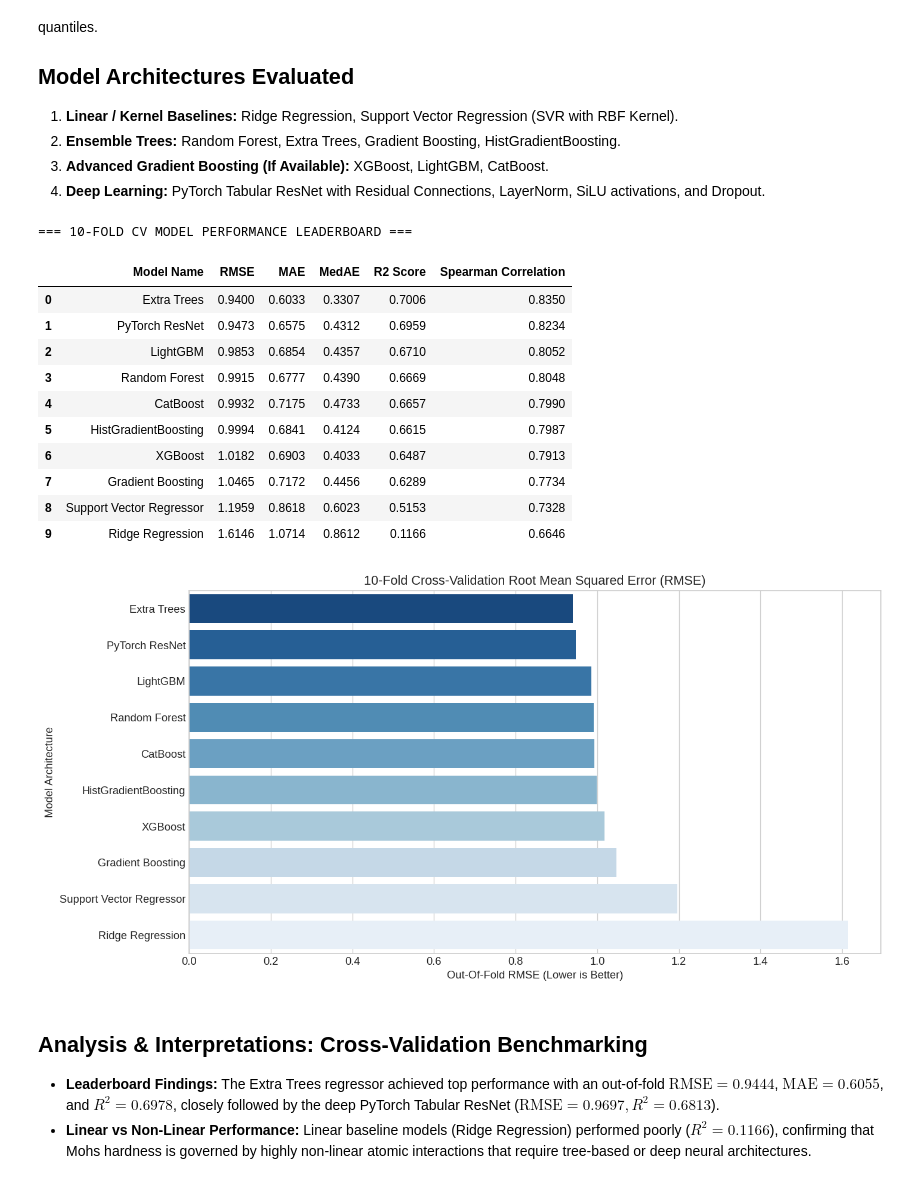
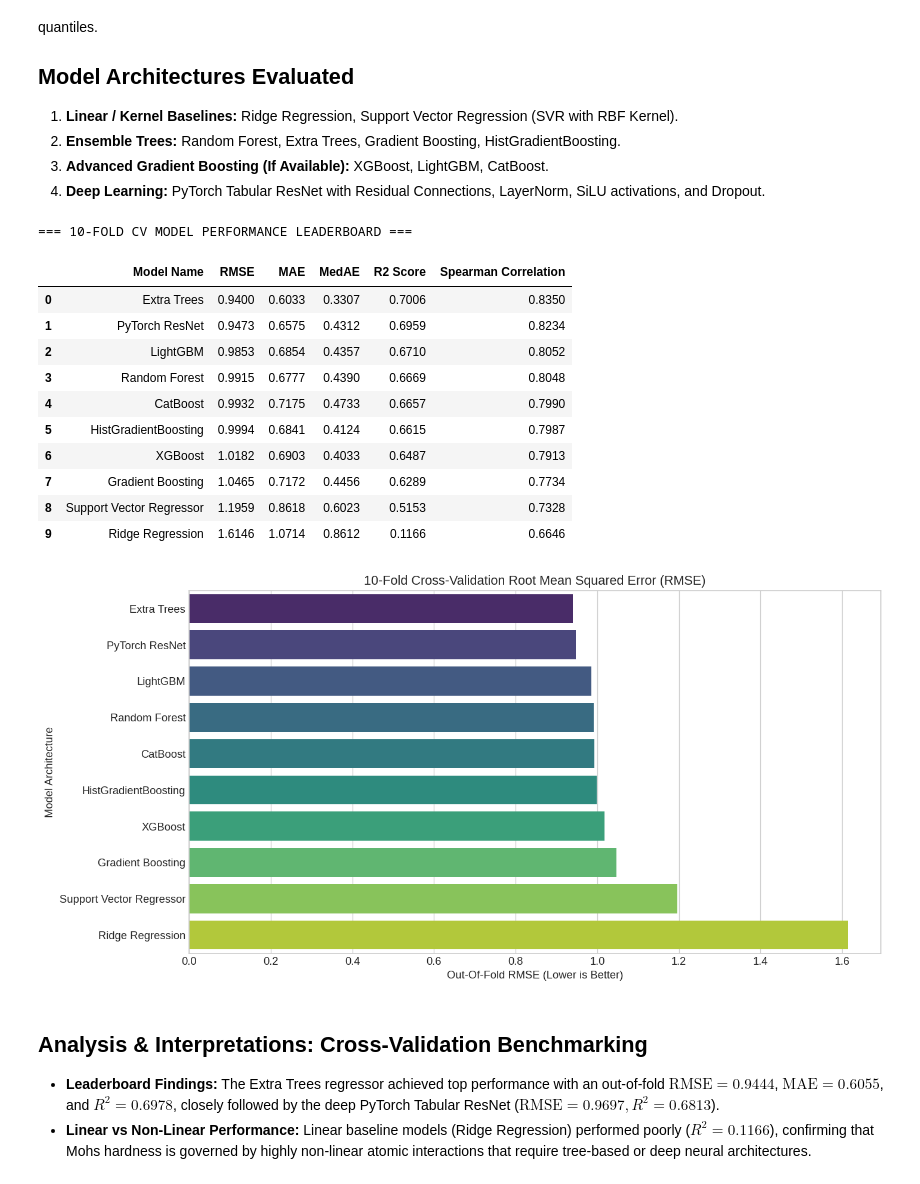
Before and after one commit to Avik-Das-567/Kaggle-Notebooks-Avik, a Jupyter notebook: mohs-hardness-prediction-mineral-ceramic-crystal.ipynb, the cells around one changed output. Drawn from its saved outputs; the diff is of its cells as text; code cells hidden in the pictures.

```diff
--- a/mohs-hardness-prediction-mineral-ceramic-crystal.ipynb
+++ b/mohs-hardness-prediction-mineral-ceramic-crystal.ipynb
@@ -679,35 +679,35 @@ for name, preds in oof_preds.items():
         'MAE': round(mae, 4),
         'MedAE': round(medae, 4),
         'R2 Score': round(r2, 4),
         'Spearman Correlation': round(s_r, 4)
     })
 
 df_results = pd.DataFrame(results_list).sort_values(by='RMSE', ascending=True).reset_index(drop=True)
 print("=== 10-FOLD CV MODEL PERFORMANCE LEADERBOARD ===")
 display(df_results)
 
 # PLOT 6: MODEL RMSE COMPARISON
 plt.figure(figsize=(12, 6))
-sns.barplot(data=df_results, x='RMSE', y='Model Name', palette='Blues_r')
+sns.barplot(data=df_results, x='RMSE', y='Model Name', palette='viridis')
 plt.title('10-Fold Cross-Validation Root Mean Squared Error (RMSE)')
 plt.xlabel('Out-Of-Fold RMSE (Lower is Better)')
 plt.ylabel('Model Architecture')
 plt.tight_layout()
 plt.show()
 # %% [output]
 === 10-FOLD CV MODEL PERFORMANCE LEADERBOARD ===
 |  | Model Name | RMSE | MAE | MedAE | R2 Score | Spearman Correlation |
 | 0 | Extra Trees | 0.9400 | 0.6033 | 0.3307 | 0.7006 | 0.8350 |
 | 1 | PyTorch ResNet | 0.9473 | 0.6575 | 0.4312 | 0.6959 | 0.8234 |
 | 2 | LightGBM | 0.9853 | 0.6854 | 0.4357 | 0.6710 | 0.8052 |
 | 3 | Random Forest | 0.9915 | 0.6777 | 0.4390 | 0.6669 | 0.8048 |
 | 4 | CatBoost | 0.9932 | 0.7175 | 0.4733 | 0.6657 | 0.7990 |
 | 5 | HistGradientBoosting | 0.9994 | 0.6841 | 0.4124 | 0.6615 | 0.7987 |
 | 6 | XGBoost | 1.0182 | 0.6903 | 0.4033 | 0.6487 | 0.7913 |
 | 7 | Gradient Boosting | 1.0465 | 0.7172 | 0.4456 | 0.6289 | 0.7734 |
 | 8 | Support Vector Regressor | 1.1959 | 0.8618 | 0.6023 | 0.5153 | 0.7328 |
 | 9 | Ridge Regression | 1.6146 | 1.0714 | 0.8612 | 0.1166 | 0.6646 |
-[figure, old version]
+[figure, new version]
 # %% [markdown]
 ## Analysis & Interpretations: Cross-Validation Benchmarking
 
```
Also changed, not shown: parts of 1 cell of this notebook.
